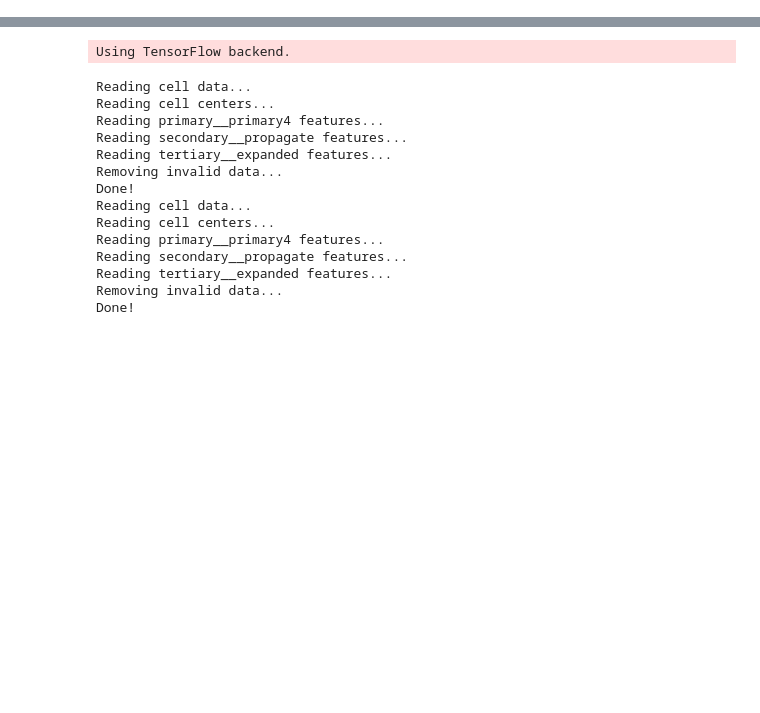
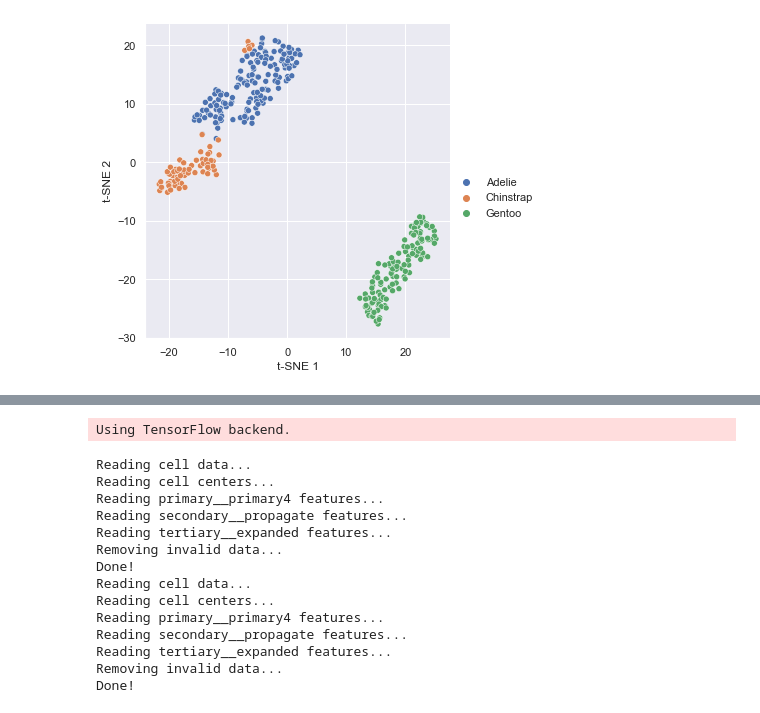
Before and after one commit to hclimente/janus, a Jupyter notebook: siamese_boyd_2019.ipynb, the cells around one changed output, grey strips where cells are left out. Saved outputs shown, nothing was run; the diff lists cells and outputs as text; code cells hidden in the pictures; blank space fills up the shorter version.

Commit message:
added visualization

```diff
--- a/siamese_boyd_2019.ipynb
+++ b/siamese_boyd_2019.ipynb
@@ -4,0 +7,21 @@
+# %%
+import pandas as pd
+from sklearn.preprocessing import StandardScaler
+
+penguins = pd.read_csv("https://github.com/allisonhorst/palmerpenguins/raw/5b5891f01b52ae26ad8cb9755ec93672f49328a8/data/penguins_size.csv")
+penguins.head()
+penguins = penguins.dropna()
+penguins.species_short.value_counts()
+penguin_data = penguins[
+    [
+        "culmen_length_mm",
+        "culmen_depth_mm",
+        "flipper_length_mm",
+        "body_mass_g",
+    ]
+].values
+scaled_penguin_data = StandardScaler().fit_transform(penguin_data)
+# %%
+tsne(scaled_penguin_data, penguins['species_short'].values)
+# %% [output]
+[figure, added]
```
Also changed, not shown: parts of 2 cells of this notebook, 2 other files.
